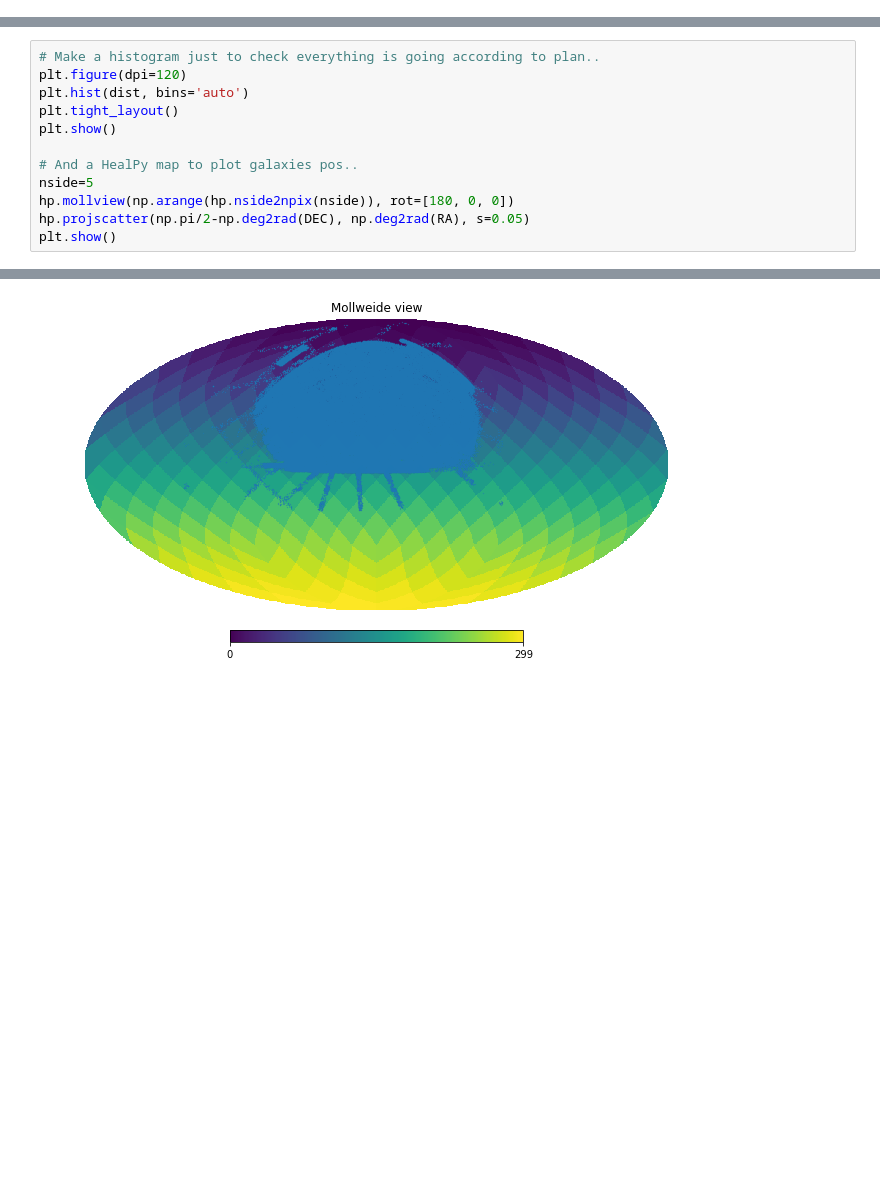
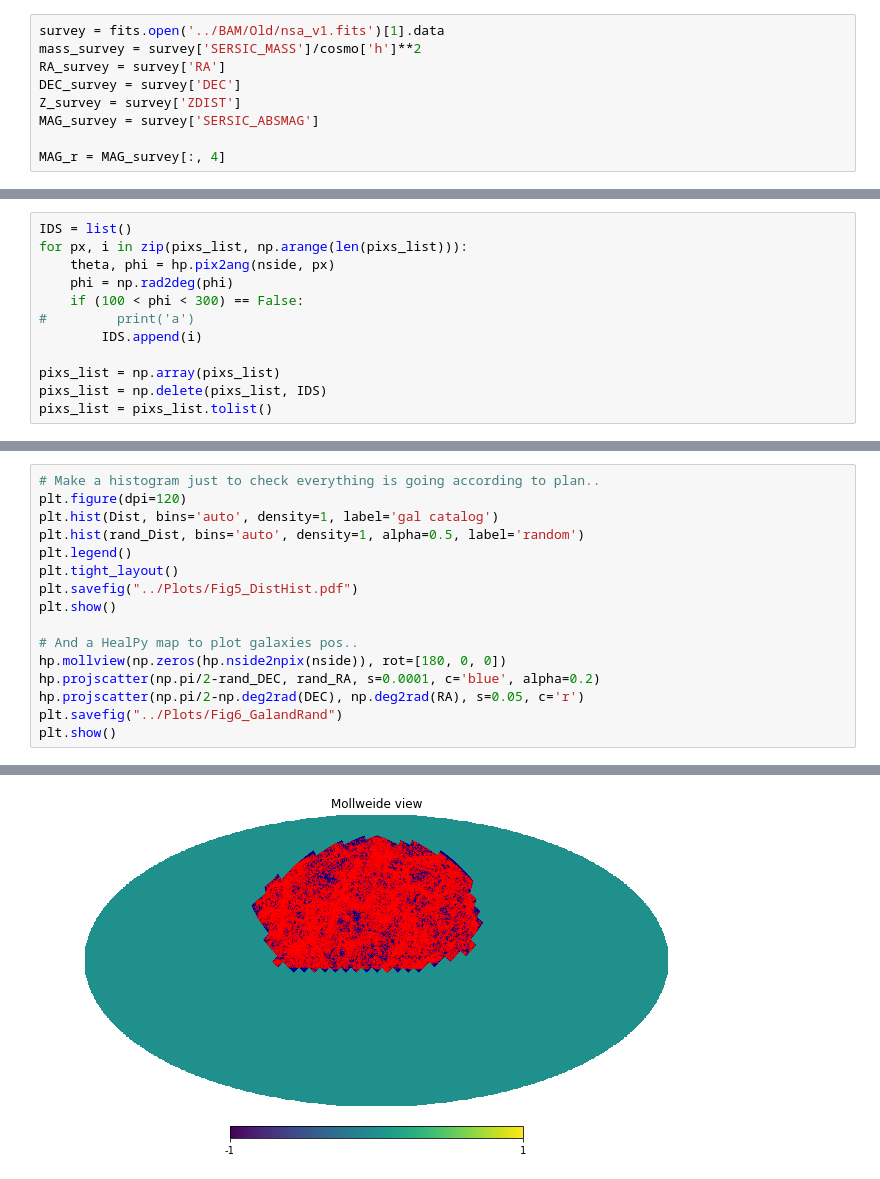
Before and after one commit to harrydesmond/halos-galaxies, a Jupyter notebook: src/19-07-11-RandCatGenerator.ipynb, the cells around one changed output, grey strips where cells are left out. Cells and saved outputs as stored; diff of their text form; blank space fills up the shorter version.

```diff
--- a/src/19-07-11-RandCatGenerator.ipynb
+++ b/src/19-07-11-RandCatGenerator.ipynb
@@ -76,0 +43,9 @@ np.save('../Data/sdss_cutoff.npy', cut_survey)
+# %%
+survey = fits.open('../BAM/Old/nsa_v1.fits')[1].data
+mass_survey = survey['SERSIC_MASS']/cosmo['h']**2
+RA_survey = survey['RA']
+DEC_survey = survey['DEC']
+Z_survey = survey['ZDIST']
+MAG_survey = survey['SERSIC_ABSMAG']
+
+MAG_r = MAG_survey[:, 4]
@@ -76,0 +151,12 @@ np.save('../Data/sdss_cutoff.npy', cut_survey)
+# %%
+IDS = list()
+for px, i in zip(pixs_list, np.arange(len(pixs_list))):
+    theta, phi = hp.pix2ang(nside, px)
+    phi = np.rad2deg(phi)
+    if (100 < phi < 300) == False:
+#         print('a')
+        IDS.append(i)
+
+pixs_list = np.array(pixs_list)
+pixs_list = np.delete(pixs_list, IDS)
+pixs_list = pixs_list.tolist()
@@ -77,13 +219,17 @@ np.save('../Data/sdss_cutoff.npy', cut_survey)
 # %%
 # Make a histogram just to check everything is going according to plan..
 plt.figure(dpi=120)
-plt.hist(dist, bins='auto')
+plt.hist(Dist, bins='auto', density=1, label='gal catalog')
+plt.hist(rand_Dist, bins='auto', density=1, alpha=0.5, label='random')
+plt.legend()
 plt.tight_layout()
+plt.savefig("../Plots/Fig5_DistHist.pdf")
 plt.show()
 
 # And a HealPy map to plot galaxies pos..
-nside=5
-hp.mollview(np.arange(hp.nside2npix(nside)), rot=[180, 0, 0])
-hp.projscatter(np.pi/2-np.deg2rad(DEC), np.deg2rad(RA), s=0.05)
+hp.mollview(np.zeros(hp.nside2npix(nside)), rot=[180, 0, 0])
+hp.projscatter(np.pi/2-rand_DEC, rand_RA, s=0.0001, c='blue', alpha=0.2)
+hp.projscatter(np.pi/2-np.deg2rad(DEC), np.deg2rad(RA), s=0.05, c='r')
+plt.savefig("../Plots/Fig6_GalandRand")
 plt.show()
 # %% [output]
@@ -91 +237 @@ plt.show()
-[figure, old version]
+[figure, new version]
```
Also changed, not shown: parts of 18 cells of this notebook, 4 other files.
